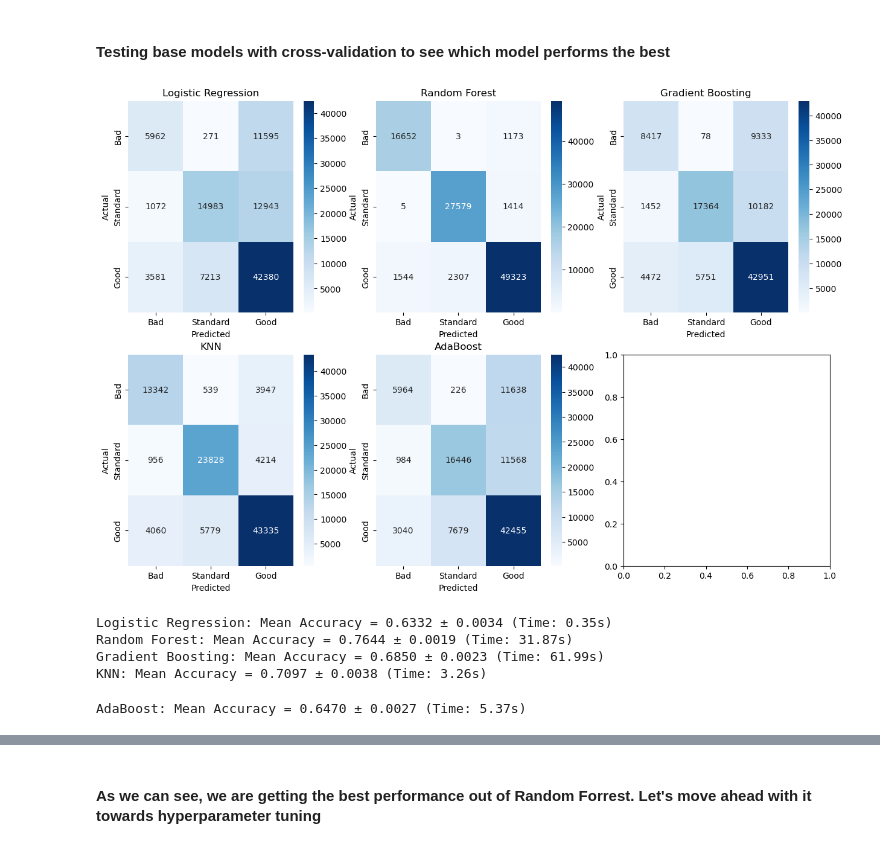
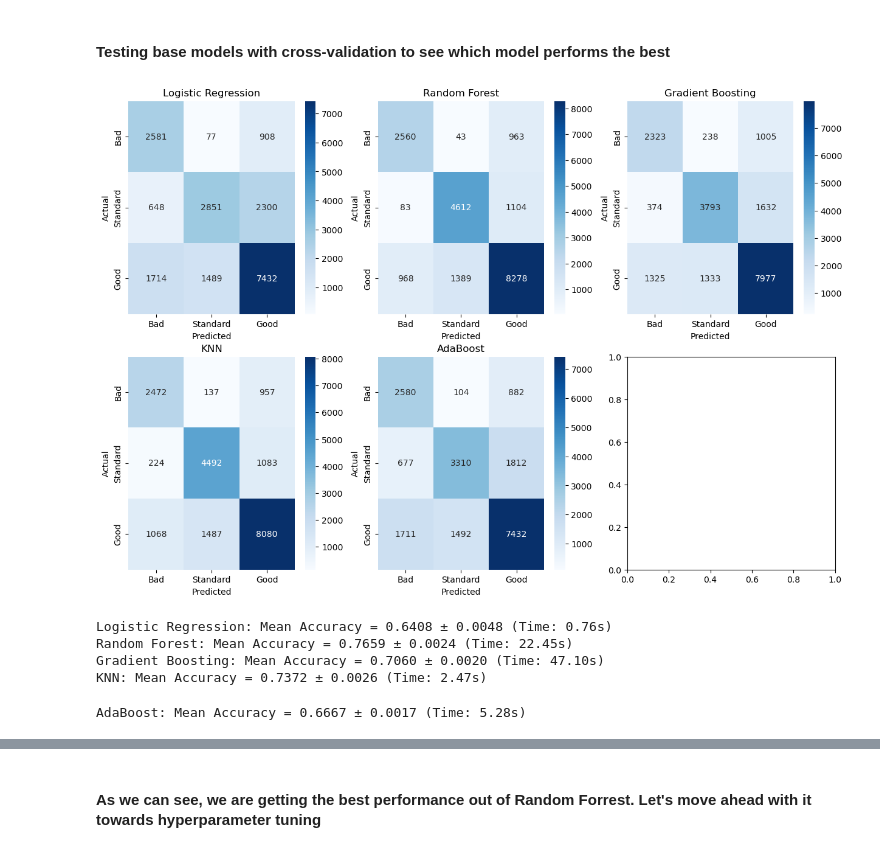
Before and after one commit to Yashsethi24/Credit_Score_Prediction, a Jupyter notebook: Notebooks/SupervisedLearning.ipynb, the cells around one changed output, grey strips where cells are left out. Cells and saved outputs as stored; diff of their text form; code cells hidden in the pictures.

Commit message:
Final Model with hyperparameter tuning

```diff
--- a/Notebooks/SupervisedLearning.ipynb
+++ b/Notebooks/SupervisedLearning.ipynb
@@ -223,7 +226,7 @@ top_lasso_features = lasso_coeffs.abs().sort_values(ascending=False).head(10)
 top_tree_features = feature_ranking.sort_values(ascending=False).head(10)
 
 # Get top 10 features from Recursive Feature Elimination (RFE)
-top_rfe_features = X.columns[rfe.support_]
+top_rfe_features = X_train_final.columns[rfe.support_]
 top_rfe_features = top_rfe_features[:10]
 # %%
 # Get feature names from both methods
@@ -254,8 +257,7 @@ Common Features (Tree-based & RFE): ['num__Num_of_Delayed_Payment', 'num__Num_Cr
 # %%
 # Select the final set of features (either common ones or a union of top features)
-final_selected_features = common_features_all
+final_selected_features = common_features_tree_rfe
 # %%
 # Create a new dataset with only the selected features
-X_selected = X[final_selected_features]
-
-X_selected
+X_train_selected = X_train_final[final_selected_features]
+X_test_selected = X_test_final[final_selected_features]
@@ -276,3 +264,6 @@ X_selected
+# %%
+y_train = y_train.values.flatten()
+y_test = y_test.values.flatten()
 # %% [markdown]
 #### Testing base models with cross-validation to see which model performs the best
 # %%
@@ -287,28 +278,28 @@ models = {
 # %%
 # Set up figure size for multiple subplots
 fig, axes = plt.subplots(nrows=2, ncols=3, figsize=(15, 10))
 axes = axes.flatten()
 # Define class labels
 class_labels = ["Bad", "Standard", "Good"]
 
 # Loop through each model and generate confusion matrix
 for i, (name, model) in enumerate(models.items()):
     # Train model
-    model.fit(X_selected, y)
+    model.fit(X_train_selected, y_train)
 
     # Predict on test set
-    y_pred = model.predict(X_selected)
+    y_pred = model.predict(X_test_selected)
 
     # Compute confusion matrix
-    cm = confusion_matrix(y, y_pred)
+    cm = confusion_matrix(y_test, y_pred)
 
     # Plot confusion matrix as heatmap
     sns.heatmap(cm, annot=True, fmt="d", cmap="Blues", xticklabels=class_labels, yticklabels=class_labels, ax=axes[i])
     axes[i].set_title(f"{name}")
     axes[i].set_xlabel("Predicted")
     axes[i].set_ylabel("Actual")
 # %% [output]
-[figure, old version]
+[figure, new version]
 # %%
 # Define Stratified K-Fold (Ensures balanced class distribution across folds)
 cv = StratifiedKFold(n_splits=5, shuffle=True, random_state=42)
@@ -321,7 +312,7 @@ for name, model in models.items():
     start_time = time.time()
 
     # Perform 5-fold cross-validation
-    scores = cross_val_score(model, X_selected, y, cv=cv, scoring='accuracy')
+    scores = cross_val_score(model, X_train_selected, y_train, cv=cv, scoring='accuracy')
 
     # Store mean accuracy and standard deviation
     cv_results[name] = {
@@ -332,11 +323,11 @@ for name, model in models.items():
     # Print results
     print(f"{name}: Mean Accuracy = {np.mean(scores):.4f} ± {np.std(scores):.4f} (Time: {time.time() - start_time:.2f}s)")
 # %% [output]
-Logistic Regression: Mean Accuracy = 0.6332 ± 0.0034 (Time: 0.35s)
-Random Forest: Mean Accuracy = 0.7644 ± 0.0019 (Time: 31.87s)
-Gradient Boosting: Mean Accuracy = 0.6850 ± 0.0023 (Time: 61.99s)
-KNN: Mean Accuracy = 0.7097 ± 0.0038 (Time: 3.26s)
+Logistic Regression: Mean Accuracy = 0.6408 ± 0.0048 (Time: 0.76s)
+Random Forest: Mean Accuracy = 0.7659 ± 0.0024 (Time: 22.45s)
+Gradient Boosting: Mean Accuracy = 0.7060 ± 0.0020 (Time: 47.10s)
+KNN: Mean Accuracy = 0.7372 ± 0.0026 (Time: 2.47s)
-AdaBoost: Mean Accuracy = 0.6470 ± 0.0027 (Time: 5.37s)
+AdaBoost: Mean Accuracy = 0.6667 ± 0.0017 (Time: 5.28s)
 # %%
 # Convert results to a DataFrame
 cv_results_df = pd.DataFrame(cv_results).T
```
Also changed, not shown: parts of 42 cells of this notebook.
